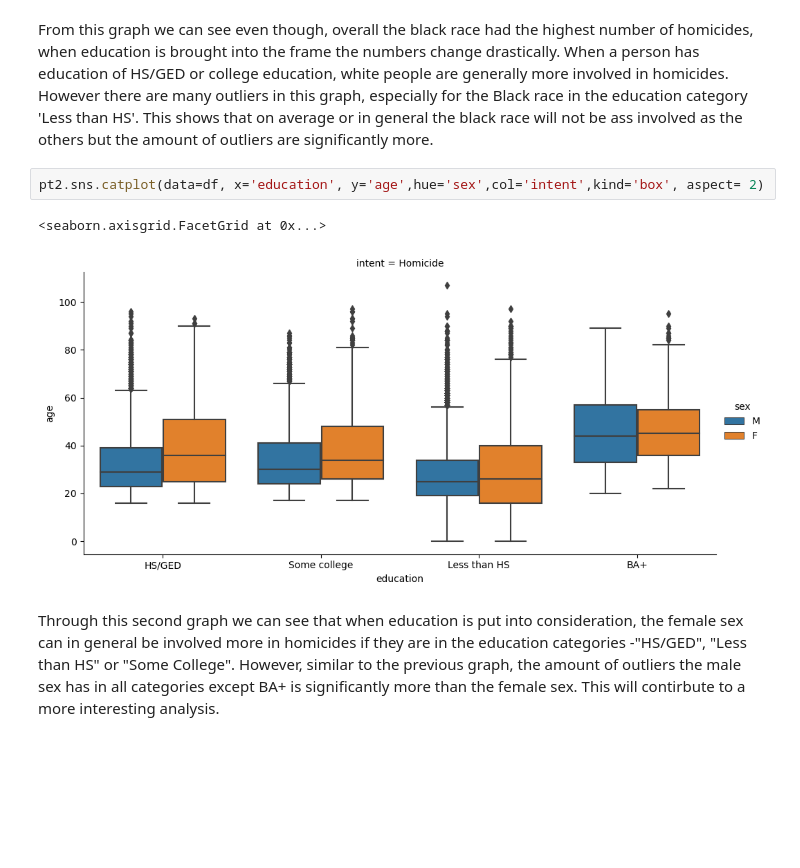
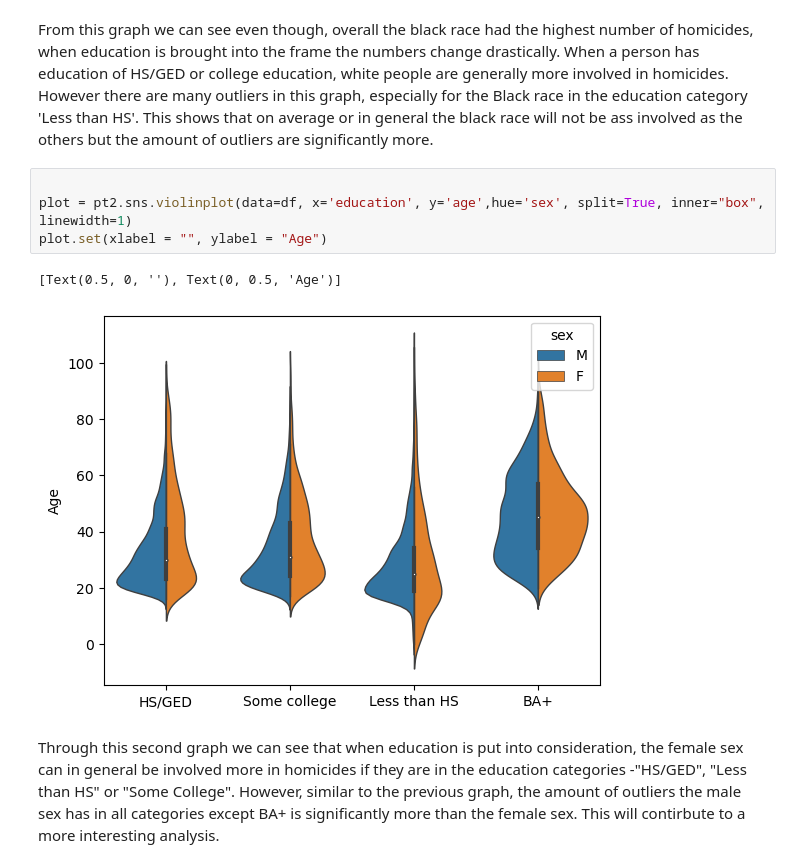
Before and after one commit to ubco-W2022T2-data301/project-group09, a Jupyter notebook: analysis/analysis2.ipynb, the cells around one changed output. Cells and saved outputs as stored; diff of their text form; blank space fills up the shorter version.

```diff
--- a/analysis/analysis2.ipynb
+++ b/analysis/analysis2.ipynb
@@ -186,10 +186,12 @@ pt2.sns.catplot(data=df, x='education', y='age',hue='race',col='intent',kind='bo
 # %% [markdown]
 From this graph we can see even though, overall the black race had the highest number of homicides, when education is brought into the frame the numbers change drastically. When a person has education of HS/GED or college education, white people are generally more involved in homicides. However there are many outliers in this graph, especially for the Black race in the education category 'Less than HS'. This shows that on average or in general the black race will not be ass involved as the others but the amount of outliers are significantly more.
 # %%
-pt2.sns.catplot(data=df, x='education', y='age',hue='sex',col='intent',kind='box', aspect= 2)
+
+plot = pt2.sns.violinplot(data=df, x='education', y='age',hue='sex', split=True, inner="box", linewidth=1)
+plot.set(xlabel = "", ylabel = "Age")
 # %% [output]
-<seaborn.axisgrid.FacetGrid at 0x...>
+[Text(0.5, 0, ''), Text(0, 0.5, 'Age')]
-[figure, old version]
+[figure, new version]
 # %% [markdown]
 Through this second graph we can see that when education is put into consideration, the female sex can in general be involved more in homicides if they are in the education categories -"HS/GED", "Less than HS" or "Some College". However, similar to the previous graph, the amount of outliers the male sex has in all categories except BA+ is significantly more than the female sex. This will contirbute to a more interesting analysis.
 # %% [markdown]
```
